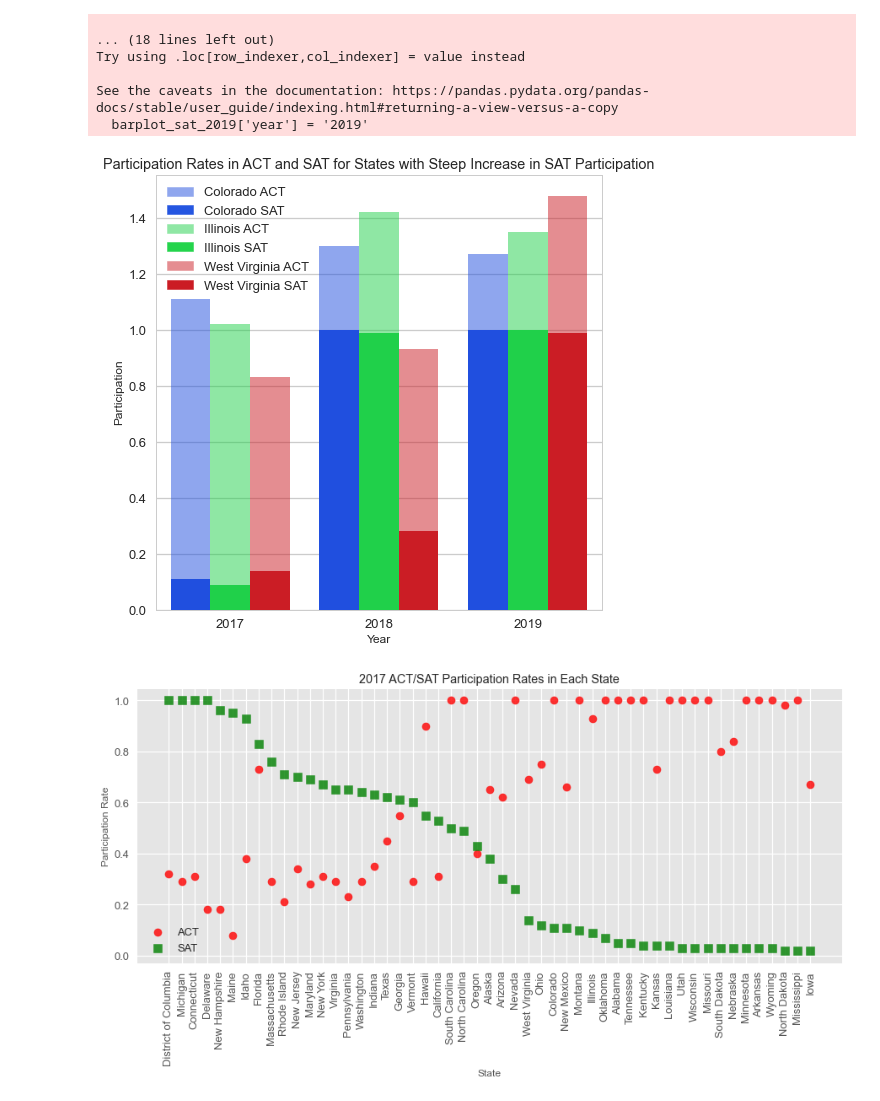
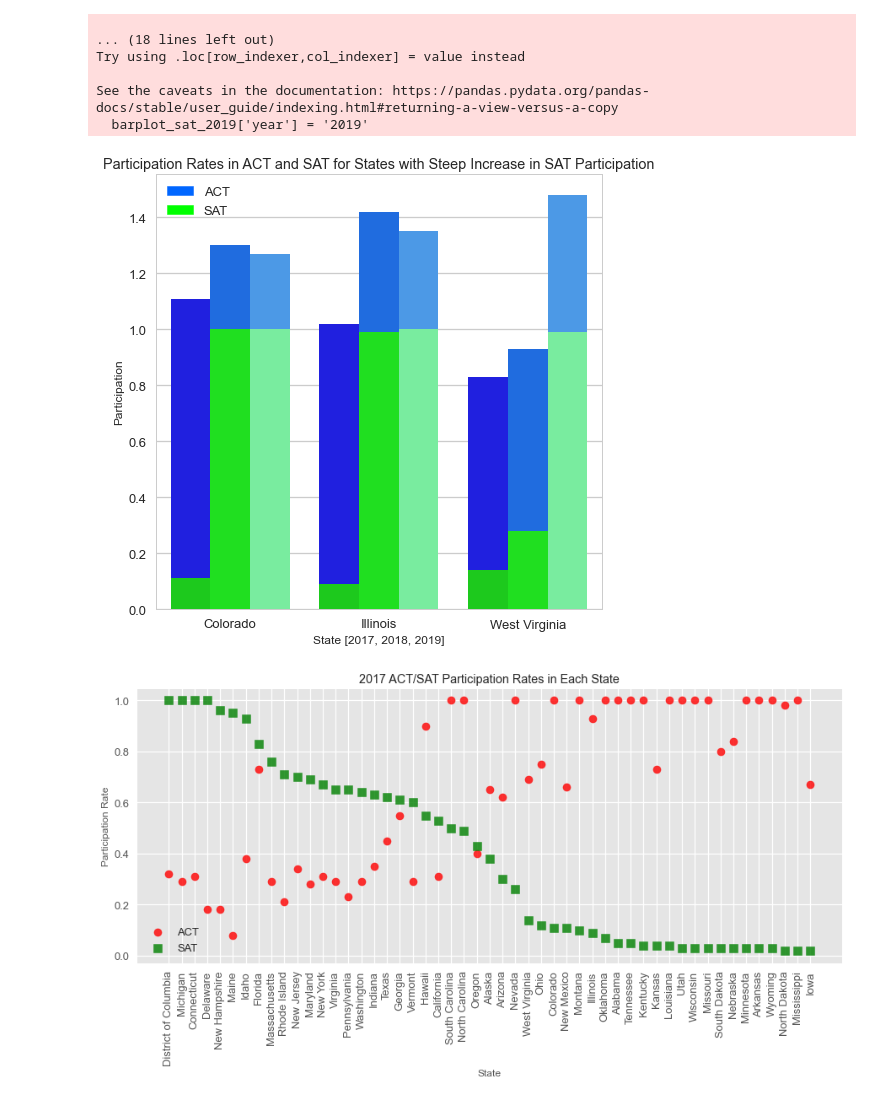
Before and after one commit to Liwwy83/GA_projects, a Jupyter notebook: Project 1/code/Investigating SAT Participation Rates.ipynb, the cells around one changed output. Cells and saved outputs as stored; diff of their text form; code cells hidden in the pictures.

Commit message:
modified bar chart of 3 states

```diff
--- a/Project 1/code/Investigating SAT Participation Rates.ipynb
+++ b/Project 1/code/Investigating SAT Participation Rates.ipynb
@@ -1348,28 +1348,20 @@ See the caveats in the documentation: https://pandas.pydata.org/pandas-docs/stab
 # %%
 # For use in presentation
 # Show trends of SAT vs ACT participation rates in Colorado, Illinois and West Virginia
 
 import matplotlib.patches as mpatches
 plt.style.use('seaborn-bright')
 plt.style.use('seaborn-whitegrid')
 plt.figure(figsize = (8,8))
-sns.barplot(data = barplot_sum, x = 'year', y = 'participation', hue = 'state', alpha = 0.5)
-sns.barplot(data = barplot_sat, x = 'year', y = 'participation', hue = 'state')
-plt.legend(
-    handles = [mpatches.Patch(color='#8fa6ee'), mpatches.Patch(color='#2556e1'),
-               mpatches.Patch(color='#8fe7a4'), mpatches.Patch(color='#24d44c'),
-               mpatches.Patch(color='#e58d91'), mpatches.Patch(color='#cb1c24')
-              ],
-    labels = ['Colorado ACT', 'Colorado SAT',
-               'Illinois ACT', 'Illinois SAT',
-               'West Virginia ACT', 'West Virginia SAT'
-             ])
+sns.barplot(data = barplot_sum, x = 'state', y = 'participation', hue = 'year', palette = ['#0000ff', '#0066ff','#3399ff'])
+sns.barplot(data = barplot_sat, x = 'state', y = 'participation', hue = 'year', palette = ['#00e600', '#00ff00','#66ff99'])
+plt.legend(handles = [mpatches.Patch(color='#0066ff'), mpatches.Patch(color='#00ff00')], labels = ['ACT', 'SAT'])
 plt.title('Participation Rates in ACT and SAT for States with Steep Increase in SAT Participation')
-plt.xlabel('Year')
+plt.xlabel('State [2017, 2018, 2019]')
 plt.ylabel('Participation')
 plt.show()
 # %% [output]
-[figure, old version]
+[figure, new version]
 # %%
 # ACT vs SAT participation rates over the years
 sat_sorted_2017 = act_sat_participation.sort_values('participation_2017_sat', ascending = False)
```
Also changed, not shown: 1 other file.
